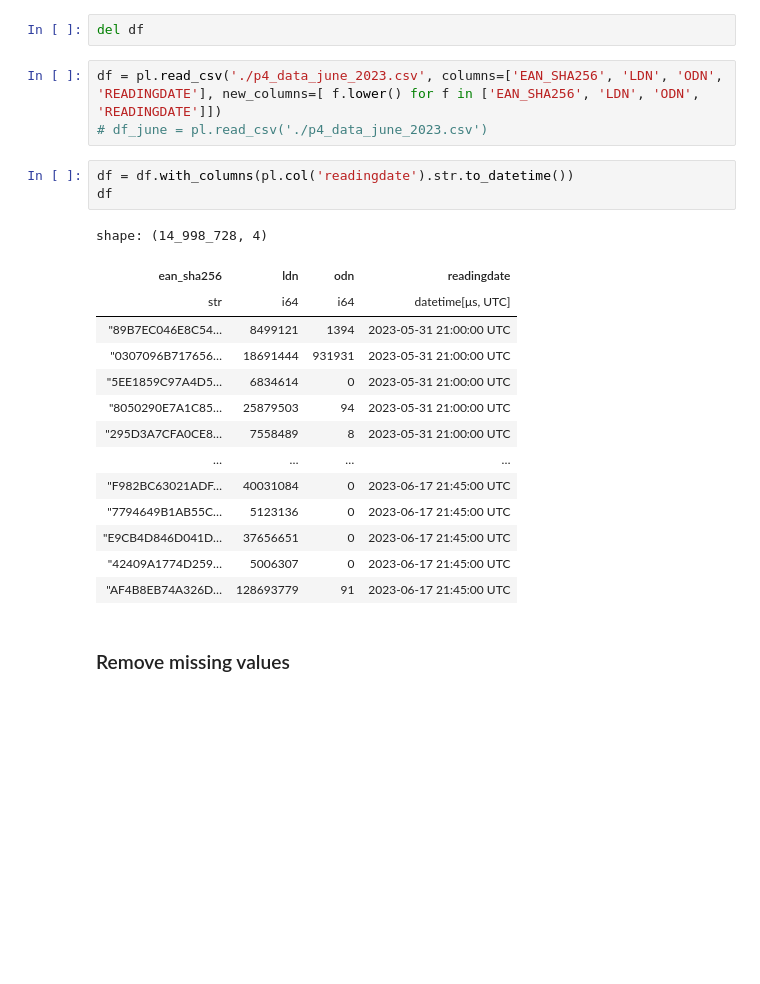
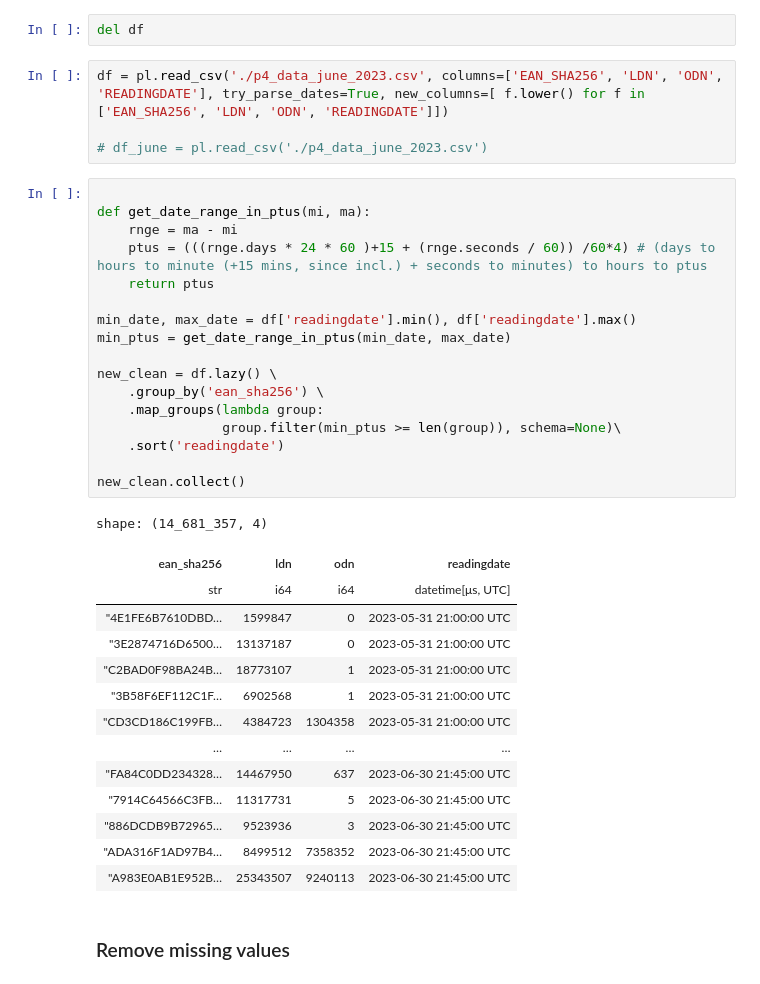
Before and after one commit to erewl/short-term-load-forecasting-with-domain-knowledge, a Jupyter notebook: notebooks/tft_example.ipynb, the cells around one changed output. Drawn from its saved outputs; the diff is of its cells as text; blank space fills up the shorter version.

Commit message:
Moving data cleaning blocks to a package

```diff
--- a/notebooks/tft_example.ipynb
+++ b/notebooks/tft_example.ipynb
@@ -84,26 +84,41 @@ pv, non_pv
 # %%
 del df
 # %%
-df = pl.read_csv('./p4_data_june_2023.csv', columns=['EAN_SHA256', 'LDN', 'ODN', 'READINGDATE'], new_columns=[ f.lower() for f in ['EAN_SHA256', 'LDN', 'ODN', 'READINGDATE']])
+df = pl.read_csv('./p4_data_june_2023.csv', columns=['EAN_SHA256', 'LDN', 'ODN', 'READINGDATE'], try_parse_dates=True, new_columns=[ f.lower() for f in ['EAN_SHA256', 'LDN', 'ODN', 'READINGDATE']])
+
 # df_june = pl.read_csv('./p4_data_june_2023.csv')
-# %%
-df = df.with_columns(pl.col('readingdate').str.to_datetime())
-df
-# %% [output]
-shape: (14_998_728, 4)
-| ean_sha256 | ldn | odn | readingdate |
-| str | i64 | i64 | datetime[μs, UTC] |
-| "89B7EC046E8C54… | 8499121 | 1394 | 2023-05-31 21:00:00 UTC |
-| "0307096B717656… | 18691444 | 931931 | 2023-05-31 21:00:00 UTC |
-| "5EE1859C97A4D5… | 6834614 | 0 | 2023-05-31 21:00:00 UTC |
-| "8050290E7A1C85… | 25879503 | 94 | 2023-05-31 21:00:00 UTC |
-| "295D3A7CFA0CE8… | 7558489 | 8 | 2023-05-31 21:00:00 UTC |
-| … | … | … | … |
-| "F982BC63021ADF… | 40031084 | 0 | 2023-06-17 21:45:00 UTC |
-| "7794649B1AB55C… | 5123136 | 0 | 2023-06-17 21:45:00 UTC |
-| "E9CB4D846D041D… | 37656651 | 0 | 2023-06-17 21:45:00 UTC |
-| "42409A1774D259… | 5006307 | 0 | 2023-06-17 21:45:00 UTC |
-| "AF4B8EB74A326D… | 128693779 | 91 | 2023-06-17 21:45:00 UTC |
+# %%
+
+def get_date_range_in_ptus(mi, ma):
+    rnge = ma - mi
+    ptus = (((rnge.days * 24 * 60 )+15 + (rnge.seconds / 60)) /60*4) # (days to hours to minute (+15 mins, since incl.) + seconds to minutes) to hours to ptus
+    return ptus
+
+min_date, max_date = df['readingdate'].min(), df['readingdate'].max()
+min_ptus = get_date_range_in_ptus(min_date, max_date)
+
+new_clean = df.lazy() \
+    .group_by('ean_sha256') \
+    .map_groups(lambda group:
+                group.filter(min_ptus >= len(group)), schema=None)\
+    .sort('readingdate')
+
+new_clean.collect()
+# %% [output]
+shape: (14_681_357, 4)
+| ean_sha256 | ldn | odn | readingdate |
+| str | i64 | i64 | datetime[μs, UTC] |
+| "4E1FE6B7610DBD… | 1599847 | 0 | 2023-05-31 21:00:00 UTC |
+| "3E2874716D6500… | 13137187 | 0 | 2023-05-31 21:00:00 UTC |
+| "C2BAD0F98BA24B… | 18773107 | 1 | 2023-05-31 21:00:00 UTC |
+| "3B58F6EF112C1F… | 6902568 | 1 | 2023-05-31 21:00:00 UTC |
+| "CD3CD186C199FB… | 4384723 | 1304358 | 2023-05-31 21:00:00 UTC |
+| … | … | … | … |
+| "FA84C0DD234328… | 14467950 | 637 | 2023-06-30 21:45:00 UTC |
+| "7914C64566C3FB… | 11317731 | 5 | 2023-06-30 21:45:00 UTC |
+| "886DCDB9B72965… | 9523936 | 3 | 2023-06-30 21:45:00 UTC |
+| "ADA316F1AD97B4… | 8499512 | 7358352 | 2023-06-30 21:45:00 UTC |
+| "A983E0AB1E952B… | 25343507 | 9240113 | 2023-06-30 21:45:00 UTC |
 # %% [markdown]
 ### Remove missing values
 # %%
```
Also changed, not shown: parts of 11 cells of this notebook, 3 other files.
